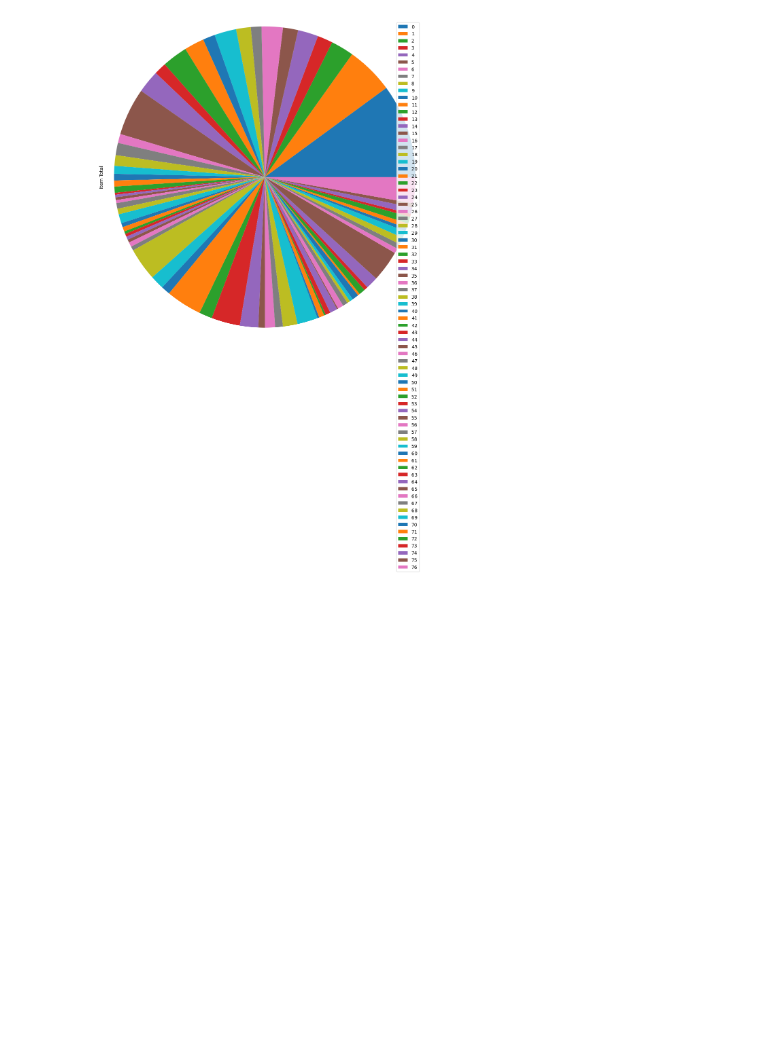
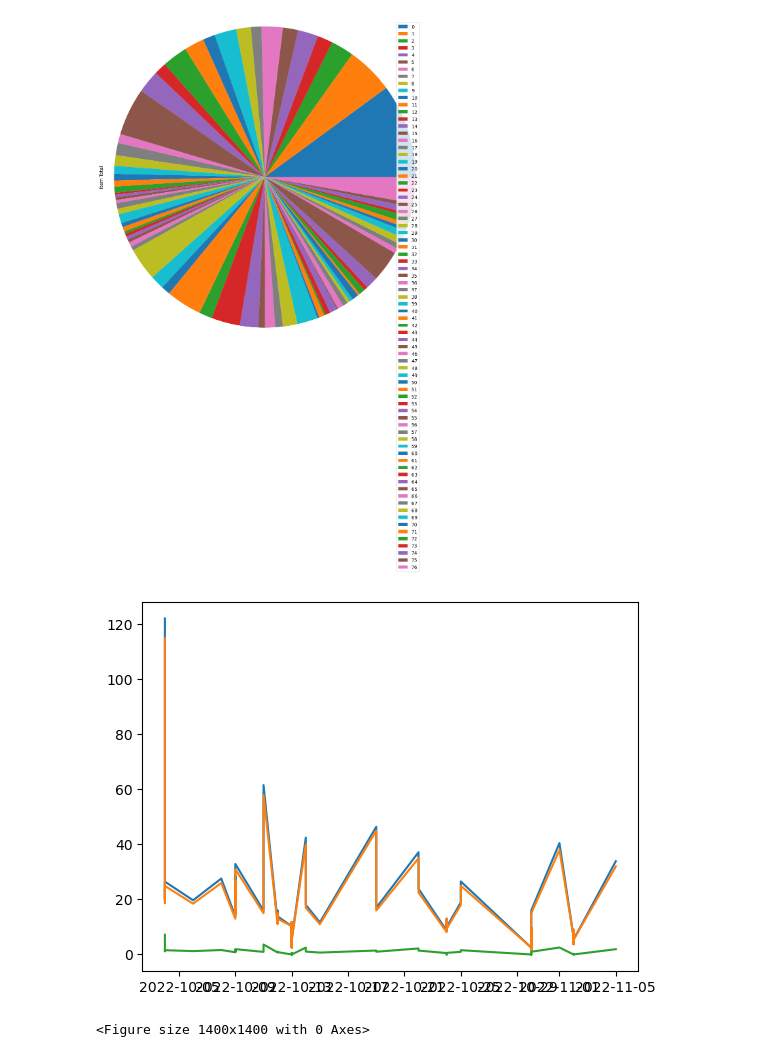
Before and after one commit to lyfeofJ/Midterm_, a Jupyter notebook: Midterm2.ipynb, the cells around one changed output. Drawn from its saved outputs; the diff is of its cells as text; code cells hidden in the pictures; blank space fills up the shorter version.

```diff
--- a/Midterm2.ipynb
+++ b/Midterm2.ipynb
@@ -44,3 +41,15 @@ Least Expensive Order:  1.49
 Standard Deviation:  17.970038111249345
 [figure]
 [figure]
+# %%
+x = df['Order Date']
+y1 = df['Item Total']
+y2 = df['Item Subtotal']
+y3 = df['Item Subtotal Tax']
+plt.plot(x,y1,x,y2,x,y3)
+plt.figure(figsize=(14, 14))
+
+plt.show()
+# %% [output]
+[figure, added]
+<Figure size 1400x1400 with 0 Axes>
```
Also changed, not shown: parts of 1 cell of this notebook.
